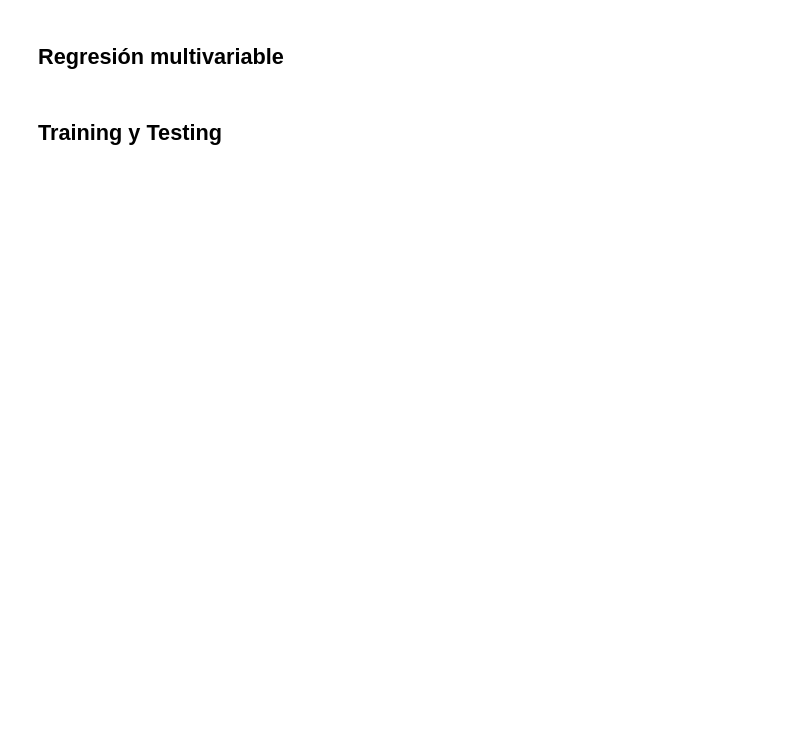
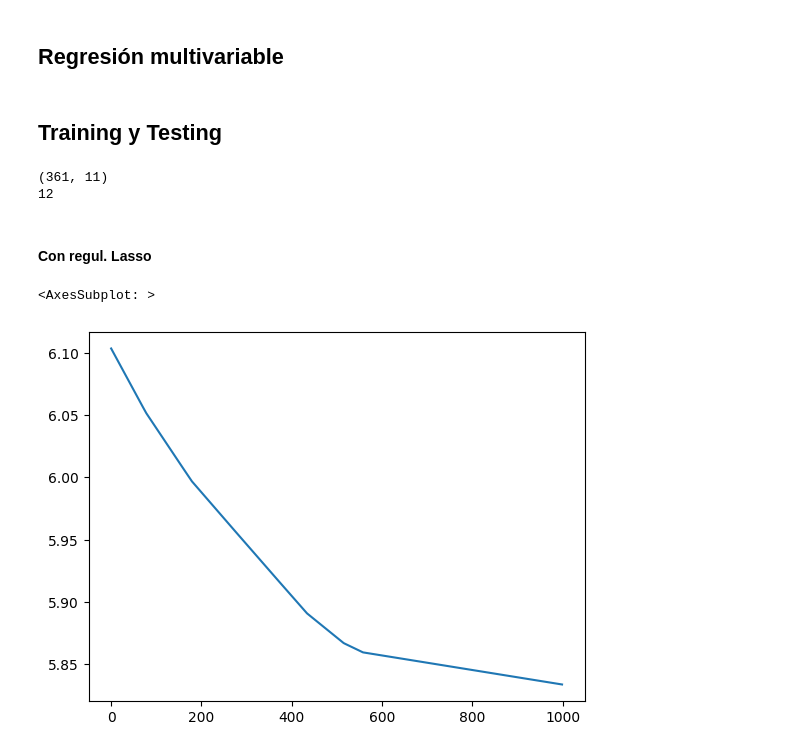
Before and after one commit to Sandovl0593/project1-ML, a Jupyter notebook: main.ipynb, the cells around one changed output. Saved outputs shown, nothing was run; the diff lists cells and outputs as text; code cells hidden in the pictures; blank space fills up the shorter version.

```diff
--- a/main.ipynb
+++ b/main.ipynb
@@ -31,12 +25,0 @@ y_train = np.log(y_train + 1)
-# %%
-# Graficando en tres dimensiones el output 'area' en función de las variables 'X' y 'Y'
-sns.set(style = "darkgrid")
-plt.figure(figsize = (15, 7))
-ax = plt.axes(projection = "3d")
-ax.scatter3D(dataset["X"], dataset["Y"], dataset["area"], color = "green")
-ax.set_xlabel("X")
-ax.set_ylabel("Y")
-ax.set_zlabel("Área")
-# perspectiva
-ax.view_init(15, 35)
-plt.show()
@@ -47,2 +98,22 @@ plt.show()
 # %% [markdown]
 ## Training y Testing
+# %%
+from sklearn.model_selection import train_test_split
+X_train, X_test, y_train, y_test = train_test_split(X, yreal, test_size = 0.3, random_state = 0)
+X_train = np.hstack((np.ones((X_train.shape[0], 1)), X_train))
+X_test = np.hstack((np.ones((X_test.shape[0], 1)), X_test))
+# %%
+epochs = 1000
+lineal = NoLinearRegression(X_train, y_train, 0.001, 0.01)
+lineal.reset()
+# %% [output]
+(361, 11)
+12
+# %% [markdown]
+#### Con regul. Lasso
+# %%
+L, L_reg = lineal.LassoTrain(epochs)
+sns.lineplot(x=range(epochs), y=L_reg)
+# %% [output]
+<AxesSubplot: >
+[figure, added]
```
Also changed, not shown: parts of 9 cells of this notebook, 1 other file.
